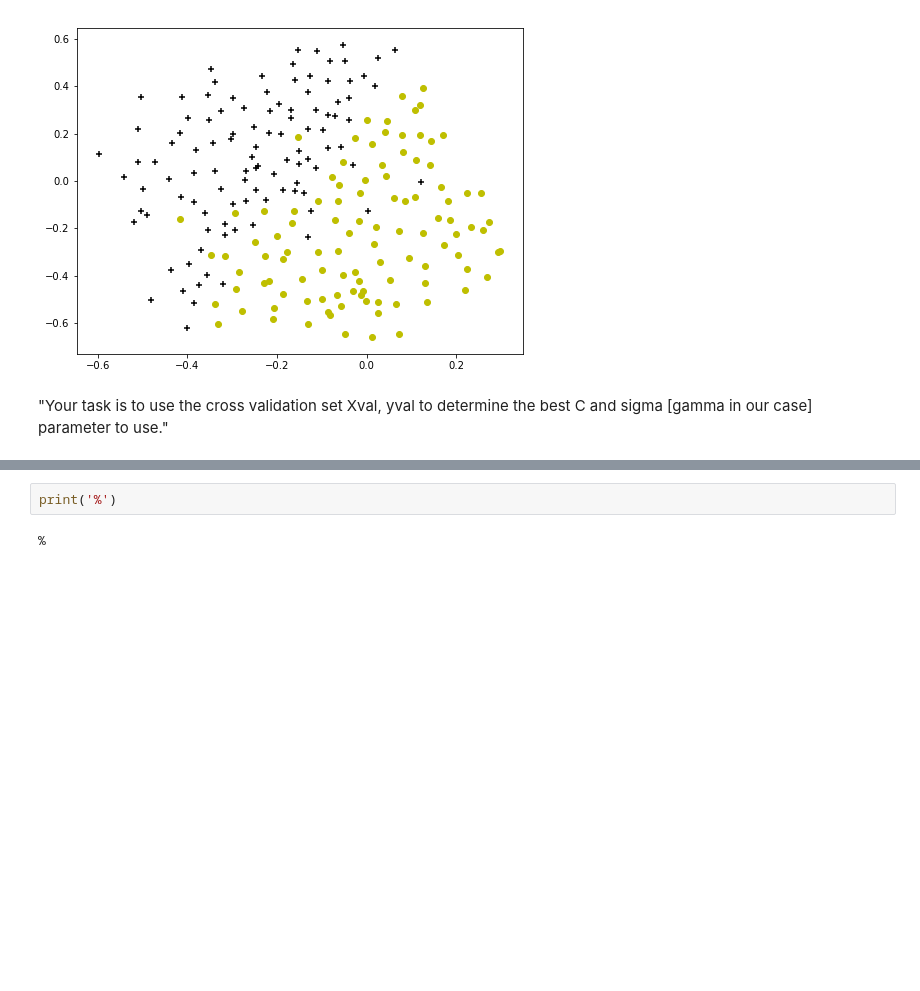
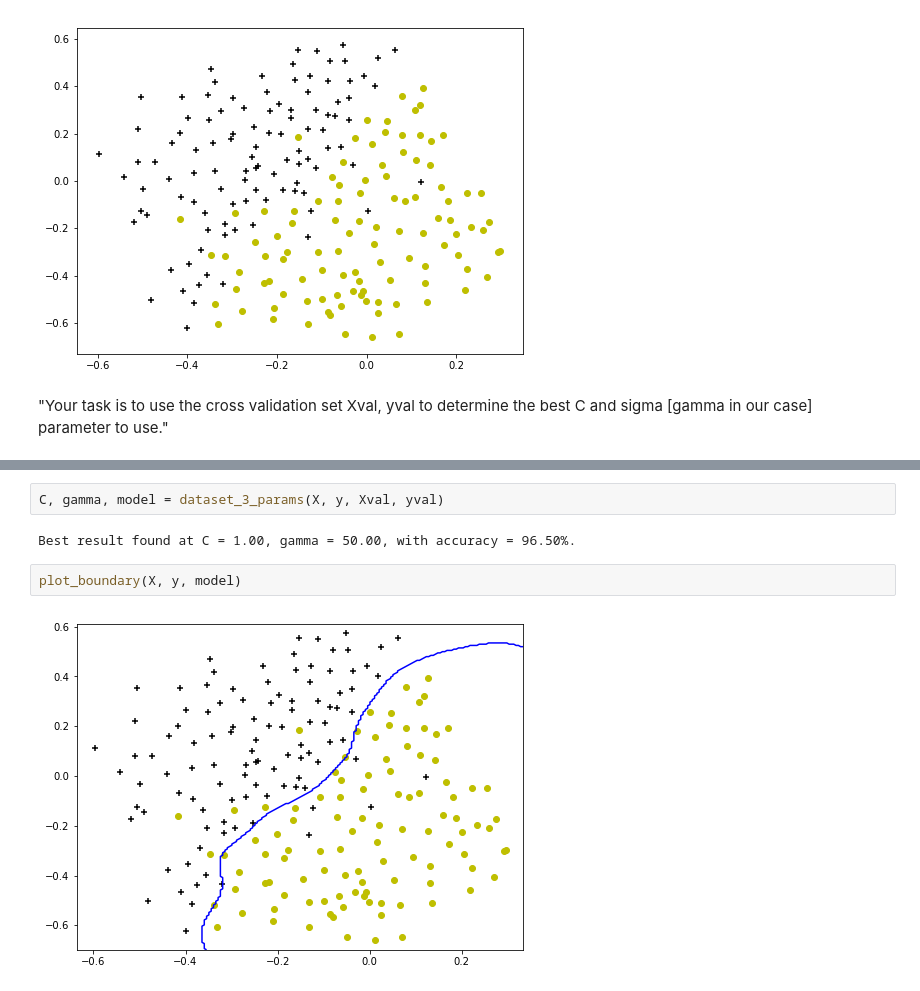
Before and after one commit to ZER-0-NE/Ng_ML, a Jupyter notebook: ex6/6_Support_vector_machines.ipynb, the cells around one changed output, grey strips where cells are left out. Drawn from its saved outputs; the diff is of its cells as text; blank space fills up the shorter version.

```diff
--- a/ex6/6_Support_vector_machines.ipynb
+++ b/ex6/6_Support_vector_machines.ipynb
@@ -330,4 +330,8 @@ Best result found at C = 1.00, gamma = 50.00, with accuracy = 96.50%.
-# %%
-print('%')
-# %% [output]
-%
+# %%
+C, gamma, model = dataset_3_params(X, y, Xval, yval)
+# %% [output]
+Best result found at C = 1.00, gamma = 50.00, with accuracy = 96.50%.
+# %%
+plot_boundary(X, y, model)
+# %% [output]
+[figure, added]
```
Also changed, not shown: parts of 6 cells of this notebook.
